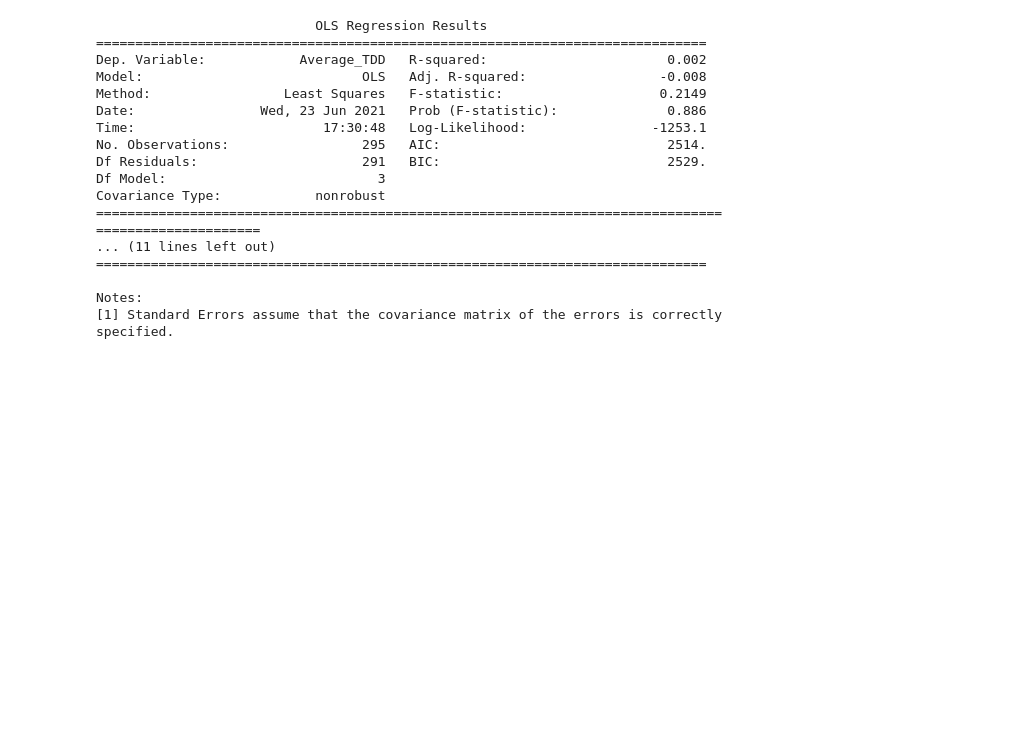
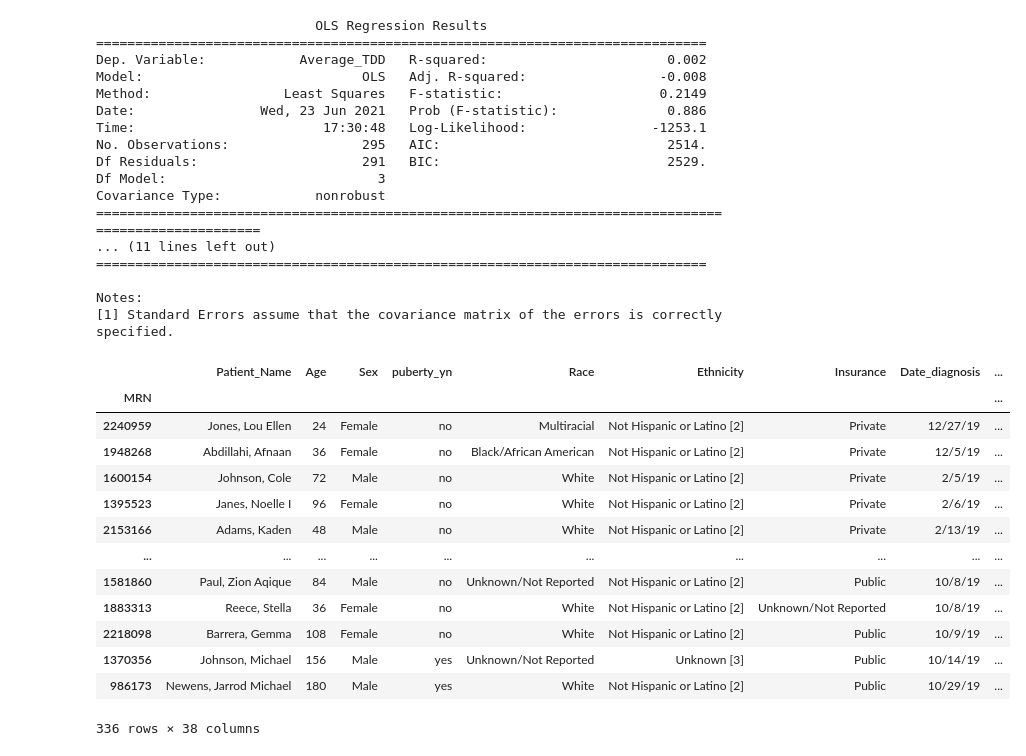
Before and after one commit to childhealthbiostatscore/BDC-Code, a Jupyter notebook: Kimber Simmons/New Onset Dosing/new_onset_dosing.ipynb, the cells around one changed output. Drawn from its saved outputs; the diff is of its cells as text; code cells hidden in the pictures; blank space fills up the shorter version.

```diff
--- a/Kimber Simmons/New Onset Dosing/new_onset_dosing.ipynb
+++ b/Kimber Simmons/New Onset Dosing/new_onset_dosing.ipynb
@@ -15,7 +15,7 @@ import statsmodels.formula.api as smf
 # New Onset Dosing in T1D
 # %%
 # Data import and cleaning
-wd = '/Volumes/PEDS/RI Biostatistics Core/Shared/Shared Projects/Laura/BDC/Projects/Kimber Simmons/New Onset Dosing/Data_Cleaned/'
+wd = '/Volumes/som/PEDS/RI Biostatistics Core/Shared/Shared Projects/Laura/BDC/Projects/Kimber Simmons/New Onset Dosing/Data_Cleaned/'
 df = pd.read_csv(wd+'new_onset_doses.csv',na_values='.',skipinitialspace = True)
 df.set_index(['MRN'],inplace=True)
 # Remove T2D
@@ -196,3 +204,20 @@ Covariance Type:            nonrobust
 
 Notes:
 [1] Standard Errors assume that the covariance matrix of the errors is correctly specified.
+# %%
+df
+# %% [output]
+|  | Patient_Name | Age | Sex | puberty_yn | Race | Ethnicity | Insurance | Date_diagnosis | ... |
+| MRN |  |  |  |  |  |  |  |  | ... |
+| 2240959 | Jones, Lou Ellen | 24 | Female | no | Multiracial | Not Hispanic or Latino [2] | Private | 12/27/19 | ... |
+| 1948268 | Abdillahi, Afnaan | 36 | Female | no | Black/African American | Not Hispanic or Latino [2] | Private | 12/5/19 | ... |
+| 1600154 | Johnson, Cole | 72 | Male | no | White | Not Hispanic or Latino [2] | Private | 2/5/19 | ... |
+| 1395523 | Janes, Noelle I | 96 | Female | no | White | Not Hispanic or Latino [2] | Private | 2/6/19 | ... |
+| 2153166 | Adams, Kaden | 48 | Male | no | White | Not Hispanic or Latino [2] | Private | 2/13/19 | ... |
+| ... | ... | ... | ... | ... | ... | ... | ... | ... | ... |
+| 1581860 | Paul, Zion Aqique | 84 | Male | no | Unknown/Not Reported | Not Hispanic or Latino [2] | Public | 10/8/19 | ... |
+| 1883313 | Reece, Stella | 36 | Female | no | White | Not Hispanic or Latino [2] | Unknown/Not Reported | 10/8/19 | ... |
+| 2218098 | Barrera, Gemma | 108 | Female | no | White | Not Hispanic or Latino [2] | Public | 10/9/19 | ... |
+| 1370356 | Johnson, Michael | 156 | Male | yes | Unknown/Not Reported | Unknown [3] | Public | 10/14/19 | ... |
+| 986173 | Newens, Jarrod Michael | 180 | Male | yes | White | Not Hispanic or Latino [2] | Public | 10/29/19 | ... |
+336 rows × 38 columns
```
Also changed, not shown: parts of 1 cell of this notebook.
